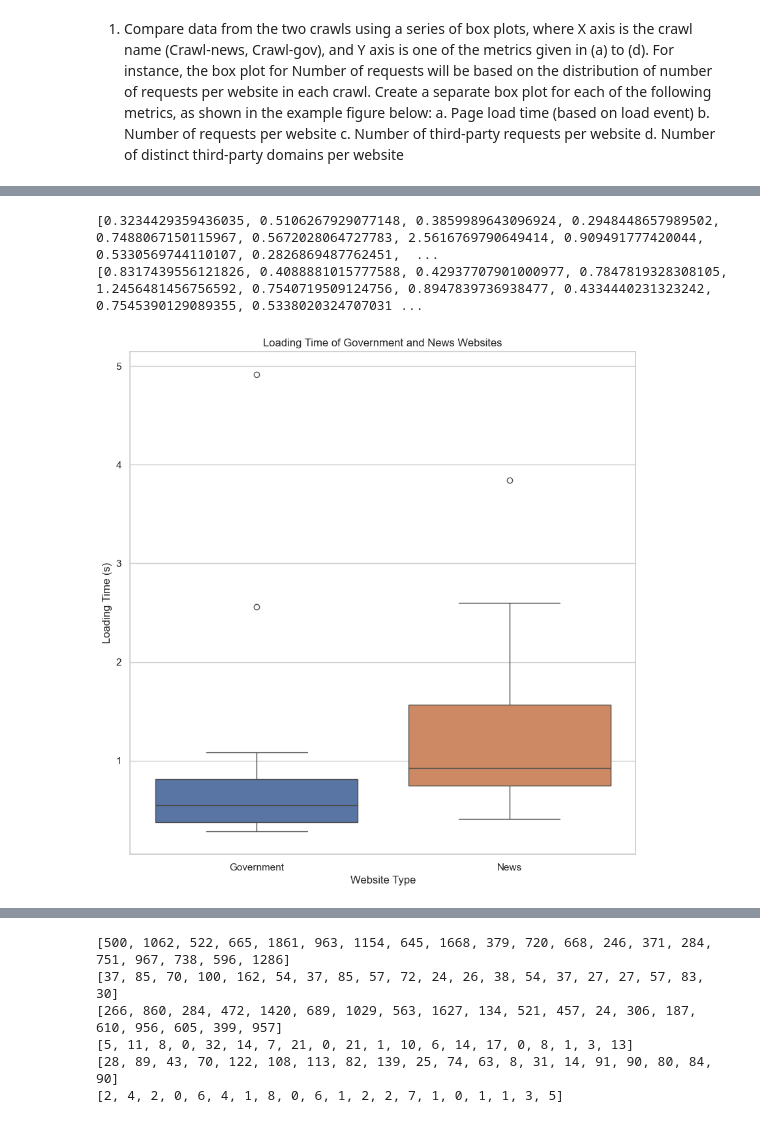
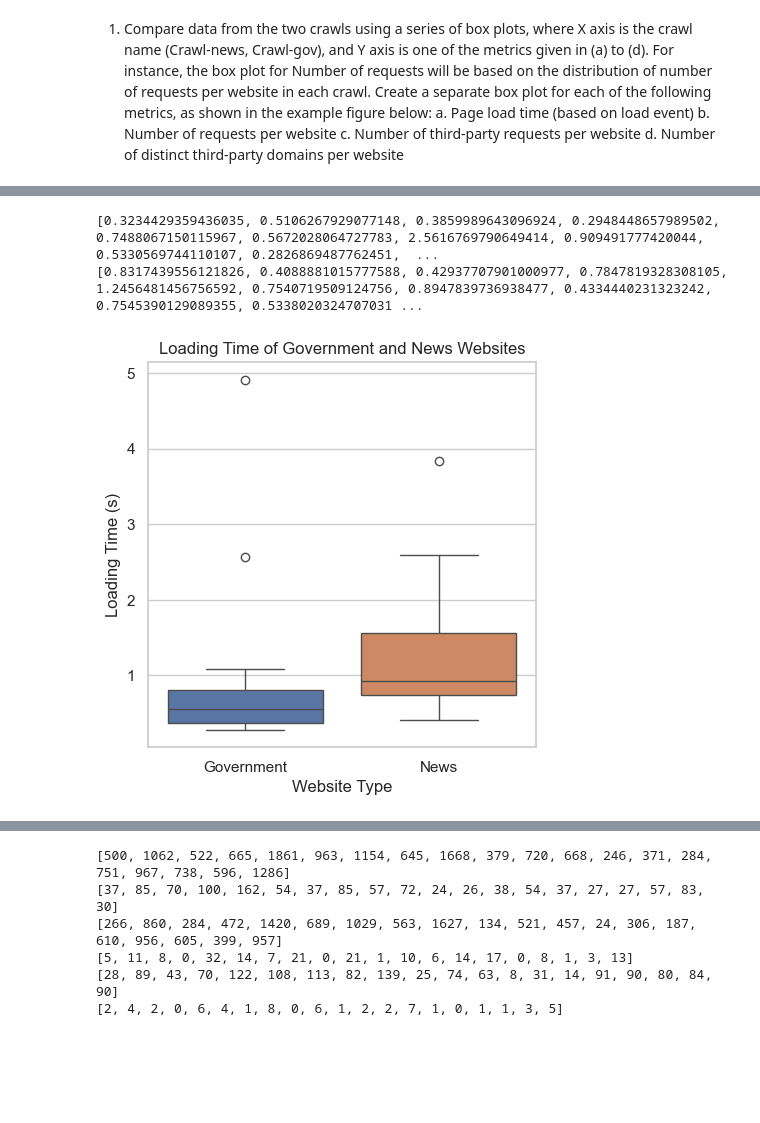
Before and after one commit to jeka-e/WebCrawler, a Jupyter notebook: analysis/analysis-1+2+7.ipynb, the cells around one changed output, grey strips where cells are left out. Cells and saved outputs as stored; diff of their text form; code cells hidden in the pictures; blank space fills up the shorter version.

Commit message:
Small plotting changes

```diff
--- a/analysis/analysis-1+2+7.ipynb
+++ b/analysis/analysis-1+2+7.ipynb
@@ -50,22 +50,22 @@ def create_boxplot(data, title, x_label, y_label, x_ticks=["Government", "News"]
 # %%
 with open('crawl_data_gov_times') as f:
     times_gov_dict = json.load(f)
 
 with open('crawl_data_news_times') as f:
     times_news_dict = json.load(f)
 
 times_gov_list = [dict_val for dict_val in times_gov_dict.values()]
 times_news_list = [dict_val for dict_val in times_news_dict.values()]
 print(times_gov_list)
 print(times_news_list)
 
-sns.set(rc={'figure.figsize': (10, 10)})
+sns.set(rc={'figure.figsize': (5, 5)})
 
 create_boxplot([times_gov_list, times_news_list], "Loading Time of Government and News Websites", "Website Type", "Loading Time (s)", filename="gov_news_loading_time.png")
 # %% [output]
 [0.3234429359436035, 0.5106267929077148, 0.3859989643096924, 0.2948448657989502, 0.7488067150115967, 0.5672028064727783, 2.5616769790649414, 0.909491777420044, 0.5330569744110107, 0.2826869487762451,  ...
 [0.8317439556121826, 0.4088881015777588, 0.42937707901000977, 0.7847819328308105, 1.2456481456756592, 0.7540719509124756, 0.8947839736938477, 0.4334440231323242, 0.7545390129089355, 0.5338020324707031 ...
-[figure, old version]
+[figure, new version]
 # %%
 gov_dir = '..\crawl_data_gov'
 news_dir = '..\crawl_data_news'
```
Also changed, not shown: parts of 3 cells of this notebook, 4 other files.
